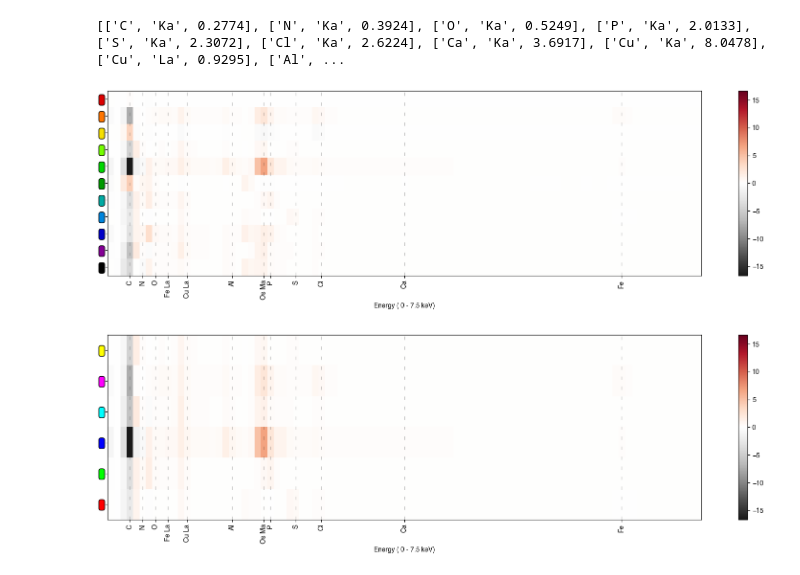
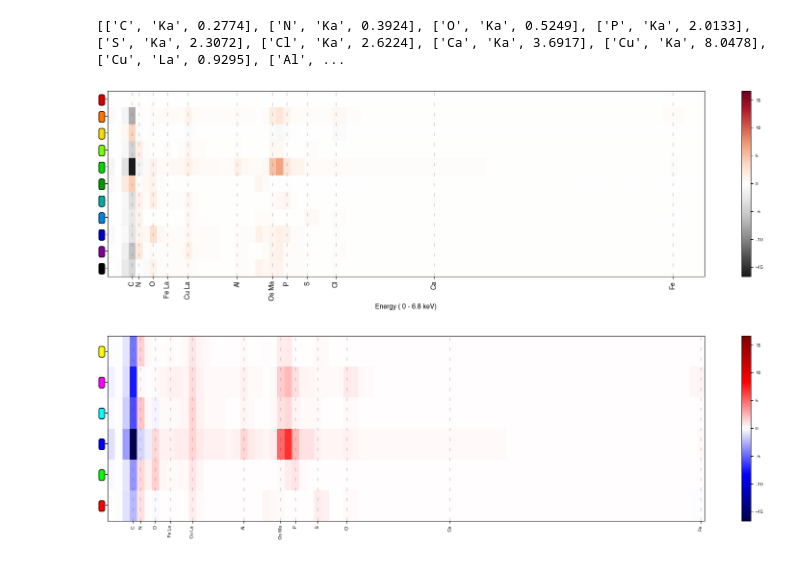
Before and after one commit to amjams/Identify, a Jupyter notebook: scripts/data_visualization/Figure_3HeatMap.ipynb, the cells around one changed output. Cells and saved outputs as stored; diff of their text form; code cells hidden in the pictures.

Commit message:
minor things about figure exports

```diff
--- a/scripts/data_visualization/Figure_3HeatMap.ipynb
+++ b/scripts/data_visualization/Figure_3HeatMap.ipynb
@@ -14,6 +14,9 @@ mpl.rcParams['font.family'] = 'Helvetica'
 
 # this one makes the ticks into text in the exported svgs
 plt.rcParams['svg.fonttype'] = 'none'
+
+plt.rcParams['xtick.labelsize'] = 7
+plt.rcParams['ytick.labelsize'] = 7
 # %% [markdown]
 ## Download data
 # %%
@@ -75,7 +78,7 @@ print(xray_lines)
 [['C', 'Ka', 0.2774], ['N', 'Ka', 0.3924], ['O', 'Ka', 0.5249], ['P', 'Ka', 2.0133], ['S', 'Ka', 2.3072], ['Cl', 'Ka', 2.6224], ['Ca', 'Ka', 3.6917], ['Cu', 'Ka', 8.0478], ['Cu', 'La', 0.9295], ['Al', ...
 # %%
 # generate heatmap of all endmembers
-xlim = 7.5 # limited energy (keV) axis
+xlim = 6.8 # limited energy (keV) axis
 
 # calculate the deviation of all endmember spectra from the average spectrum
 endmember_spectra_dev = np.copy(endmember_spectra)
@@ -132,11 +135,13 @@ ax.set_xlabel('Energy ( 0 - ' + str(xlim) + ' keV)')
 plt.colorbar(hm, location = 'right')
 plt.savefig('../svg/figure_3C_all.svg')
 # %% [output]
-[figure, old version]
+[figure, new version]
 # %%
 # generate heatmap of selected endmembers
-xlim = 7.5 # limited energy (keV) axis
+cmap_heatmap = 'seismic' #'RdGy_r'
 
+
+xlim = 6.5 # limited energy (keV) axis
 indices = [3,4,6,1,9,7]
 colors = [[1,0,0], [0,1,0], [0,0,1], [0,1,1], [1,0,1], [1,1,0]]
 
@@ -150,7 +155,7 @@ f, ax = plt.subplots(figsize = (20,5))
 dyn_range = np.sqrt(np.max(endmember_spectra_dev * endmember_spectra_dev))
 
 hm = ax.imshow(np.transpose(endmember_spectra_dev[0:np.argmin(np.abs(xray_energies-xlim)),:]),
-          cmap = 'RdGy_r',
+          cmap = cmap_heatmap,
           vmin = dyn_range*-1,
           vmax = dyn_range,
           aspect = 'auto',
@@ -162,34 +167,34 @@ ylabels = []
 for idx in range(endmember_spectra_dev.shape[1]):
     yticks.append(idx)
     ylabels.append(' ')
 ax.set_yticks(yticks, ylabels, size = 10)
 
 # add bbox to yticks
 for idx in range(endmember_spectra_dev.shape[1]):
     ax.get_yticklabels()[idx].set_bbox(dict(boxstyle = 'round', facecolor = colors[idx]))
 
 # set xticks and add vertical lines at selected xray_lines
 xticks = []
 xlabels = []
 
 # for every selected x-ray, check if below the x-limit, proceed to add as tick and vline
 for xray in xray_lines:
     if xray[2] <= xlim:
         xticks.append(np.argmin(np.abs(xray_energies-xray[2])))
         if xray[1] == 'Ka':
             xlabels.append(xray[0])
         else:
             xlabels.append(xray[0] + ' ' + xray[1])
         plt.vlines(np.argmin(np.abs(xray_energies-xray[2])),
                    -0.5,
                    endmember_spectra_dev.shape[1]-0.5,
                    linestyle = (0,(5,10)),
                    color = [0.1, 0.1, 0.1, 0.25],
                    linewidth = 1)
-ax.set_xticks(xticks, xlabels, rotation = 90, size = 10)
-ax.set_xlabel('Energy ( 0 - ' + str(xlim) + ' keV)')
+ax.set_xticks(xticks, xlabels, rotation = 90, size = 7)
+#ax.set_xlabel('Energy ( 0 - ' + str(xlim) + ' keV)')
 
 plt.colorbar(hm, location = 'right')
-plt.savefig('../svg/figure_3C_selected.svg')
+plt.savefig('../svg/figure_3C_selected_%s.svg' % cmap_heatmap)
 # %% [output]
-[figure, old version]
+[figure, new version]
```
Also changed, not shown: parts of 1 cell of this notebook, 7 other files.
